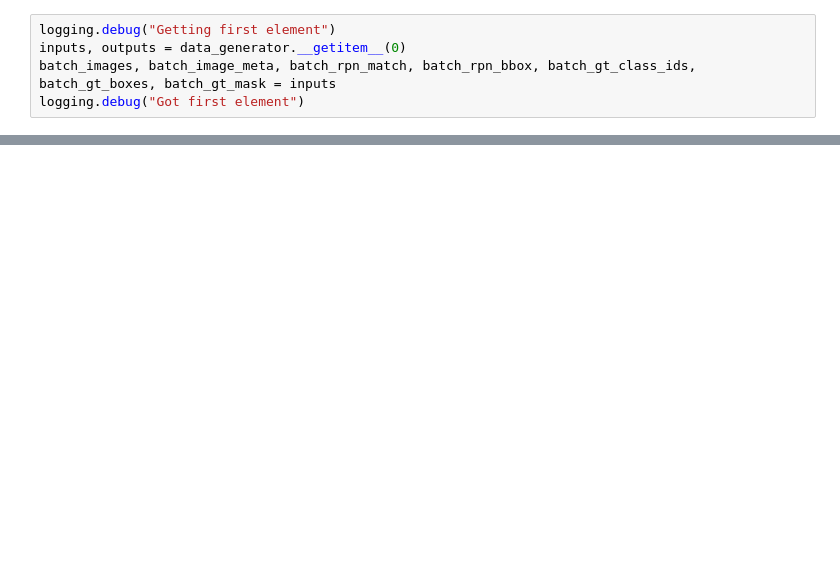
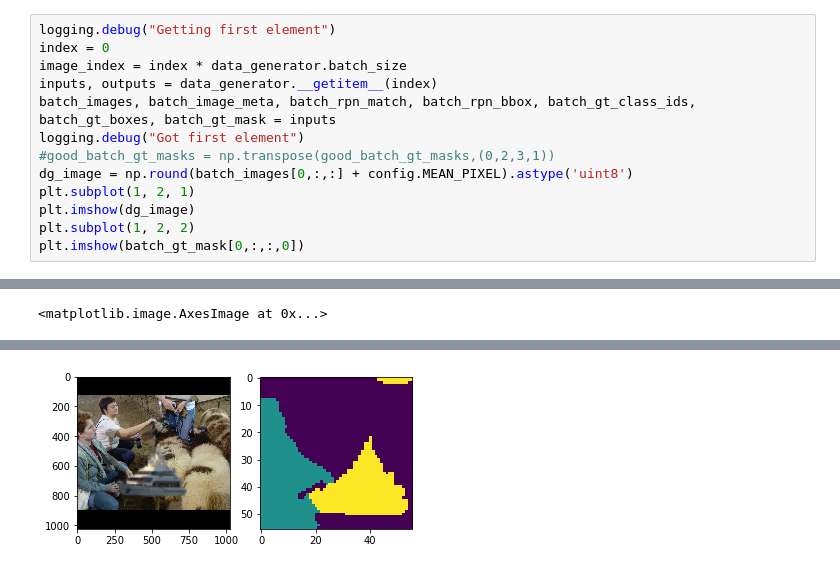
Before and after one commit to chip1967/Mask_RCNN, a Jupyter notebook: samples/humans/notebooks/dataset_test.ipynb, the cells around one changed output, grey strips where cells are left out. Drawn from its saved outputs; the diff is of its cells as text; blank space fills up the shorter version.

```diff
--- a/samples/humans/notebooks/dataset_test.ipynb
+++ b/samples/humans/notebooks/dataset_test.ipynb
@@ -66,6 +67,14 @@ logging.debug("Created data generator with %s elements", data_generator.__len__(
 # %%
 logging.debug("Getting first element")
-inputs, outputs = data_generator.__getitem__(0)
+index = 0
+image_index = index * data_generator.batch_size
+inputs, outputs = data_generator.__getitem__(index)
 batch_images, batch_image_meta, batch_rpn_match, batch_rpn_bbox, batch_gt_class_ids, batch_gt_boxes, batch_gt_mask = inputs
 logging.debug("Got first element")
+#good_batch_gt_masks = np.transpose(good_batch_gt_masks,(0,2,3,1))
+dg_image = np.round(batch_images[0,:,:] + config.MEAN_PIXEL).astype('uint8')
+plt.subplot(1, 2, 1)
+plt.imshow(dg_image)
+plt.subplot(1, 2, 2)
+plt.imshow(batch_gt_mask[0,:,:,0])
 # %% [output]
@@ -75,0 +87 @@ logging.debug("Got first element")
+<matplotlib.image.AxesImage at 0x...>
@@ -75,0 +98 @@ logging.debug("Got first element")
+[figure, added]
```
Also changed, not shown: parts of 13 cells of this notebook, 4 other files.
